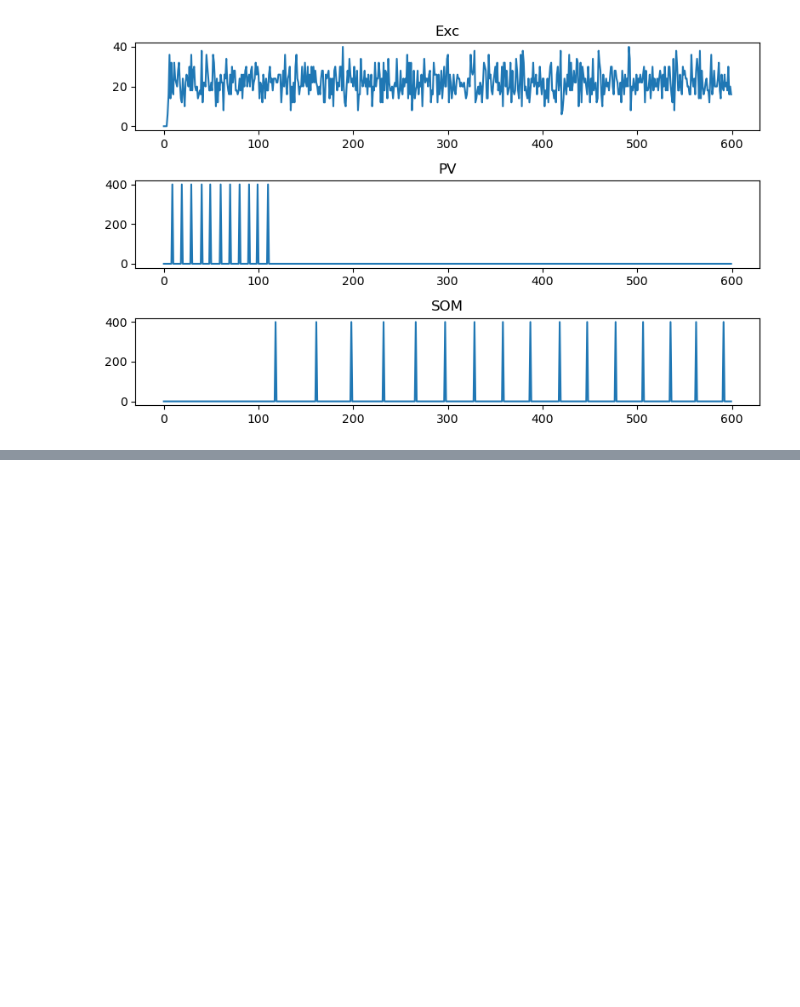
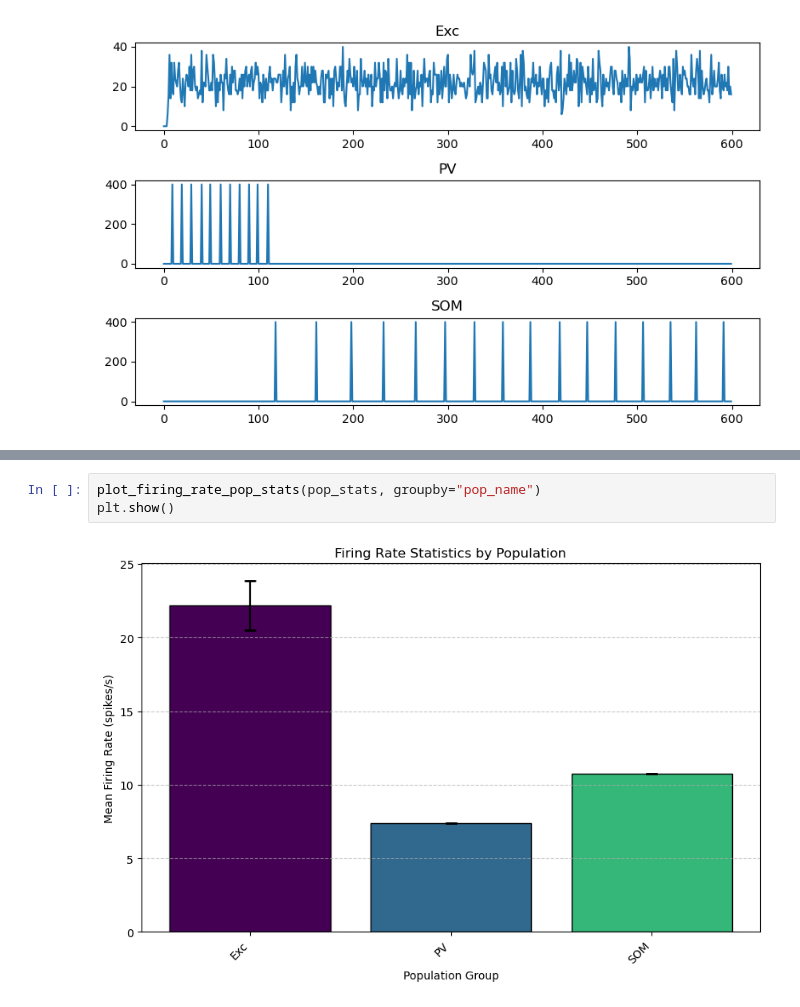
Before and after one commit to cyneuro/bmtool, a Jupyter notebook: examples/analysis/using_spikes.ipynb, the cells around one changed output, grey strips where cells are left out. Drawn from its saved outputs; the diff is of its cells as text; blank space fills up the shorter version.

```diff
--- a/examples/analysis/using_spikes.ipynb
+++ b/examples/analysis/using_spikes.ipynb
@@ -96,0 +129,5 @@ for pop in pop_names:
+# %%
+plot_firing_rate_pop_stats(pop_stats, groupby="pop_name")
+plt.show()
+# %% [output]
+[figure, added]
```
Also changed, not shown: parts of 11 cells of this notebook, 4 other files.
